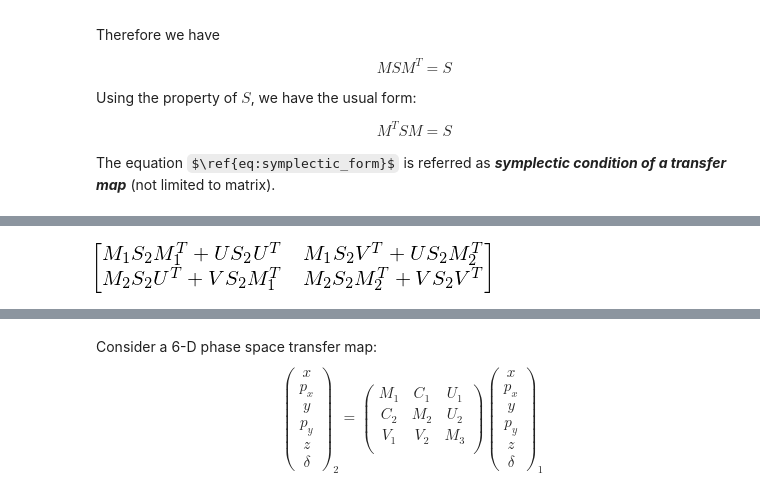
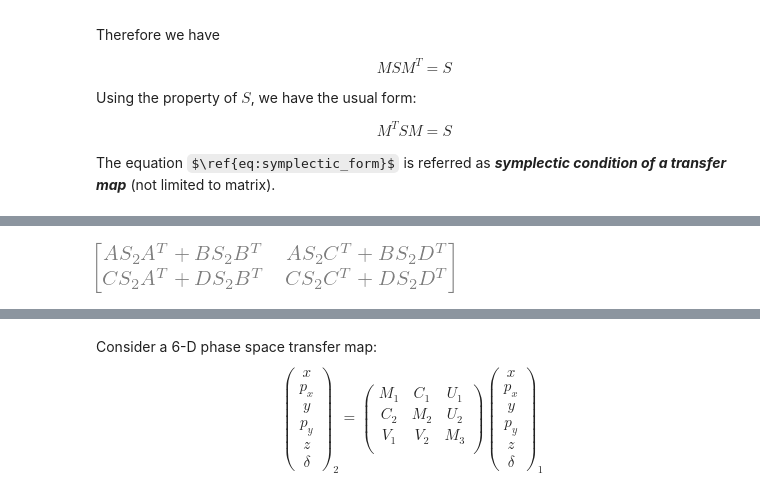
Before and after one commit to yuehao/AP_course_materials, a Jupyter notebook: symplecticity/symplecticity.ipynb, the cells around one changed output, grey strips where cells are left out. Drawn from its saved outputs; the diff is of its cells as text; code cells hidden in the pictures; some formulas as TeX source.

```diff
--- a/symplecticity/symplecticity.ipynb
+++ b/symplecticity/symplecticity.ipynb
@@ -148,25 +162,17 @@ M_2 S_2 U^T+V S_2 M_1^T&=U S_2 M_2^T + M_1 S_2 V^T=0
 # %%
 import sympy
 sympy.init_printing(use_unicode=True)
-a=sympy.MatrixSymbol('M_1', 2,2)
-b=sympy.MatrixSymbol('U', 2,2)
-c=sympy.MatrixSymbol('V', 2,2)
-d=sympy.MatrixSymbol('M_2', 2,2)
+a=sympy.MatrixSymbol('A', 2,2)
+b=sympy.MatrixSymbol('B', 2,2)
+c=sympy.MatrixSymbol('C', 2,2)
+d=sympy.MatrixSymbol('D', 2,2)
 s_2=sympy.MatrixSymbol('S_2', 2,2)
-#s_2=sympy.Matrix([[0,1],[-1,0]])
 zero=sympy.ZeroMatrix(2,2)
 M=sympy.BlockMatrix([[a,b],[c,d]])
 ss=sympy.BlockMatrix([[s_2,zero],[zero,s_2]])
 sympy.block_collapse(M*ss*M.T)
-
-#s_2=sympy.Matrix([[0,1],[-1,0]])
-#a,b,c,d=sympy.symbols('a b c d')
-#u,v,x,y=sympy.symbols('u v x y')
-#ma=sympy.Matrix([[a,b],[c,d]])
-#mb=sympy.Matrix([[u,v],[x,y]])
-#mb.T*s_2*ma
 # %% [output]
-[figure, old version]
+[figure, new version]
 # %% [markdown]
 From the general property of 2-by-2 matrix $A$:
 \begin{align}
```
Also changed, not shown: parts of 16 cells of this notebook, 20 other files.
